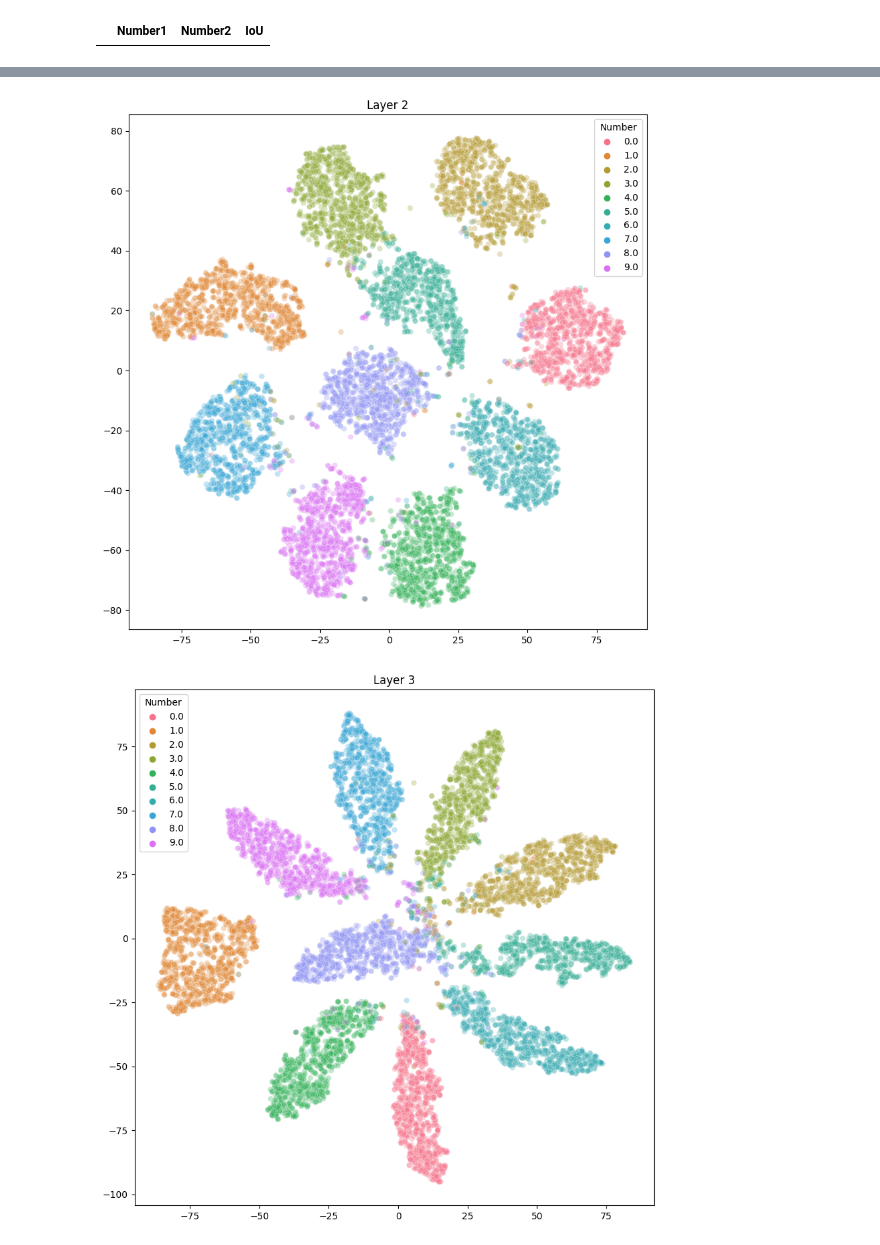
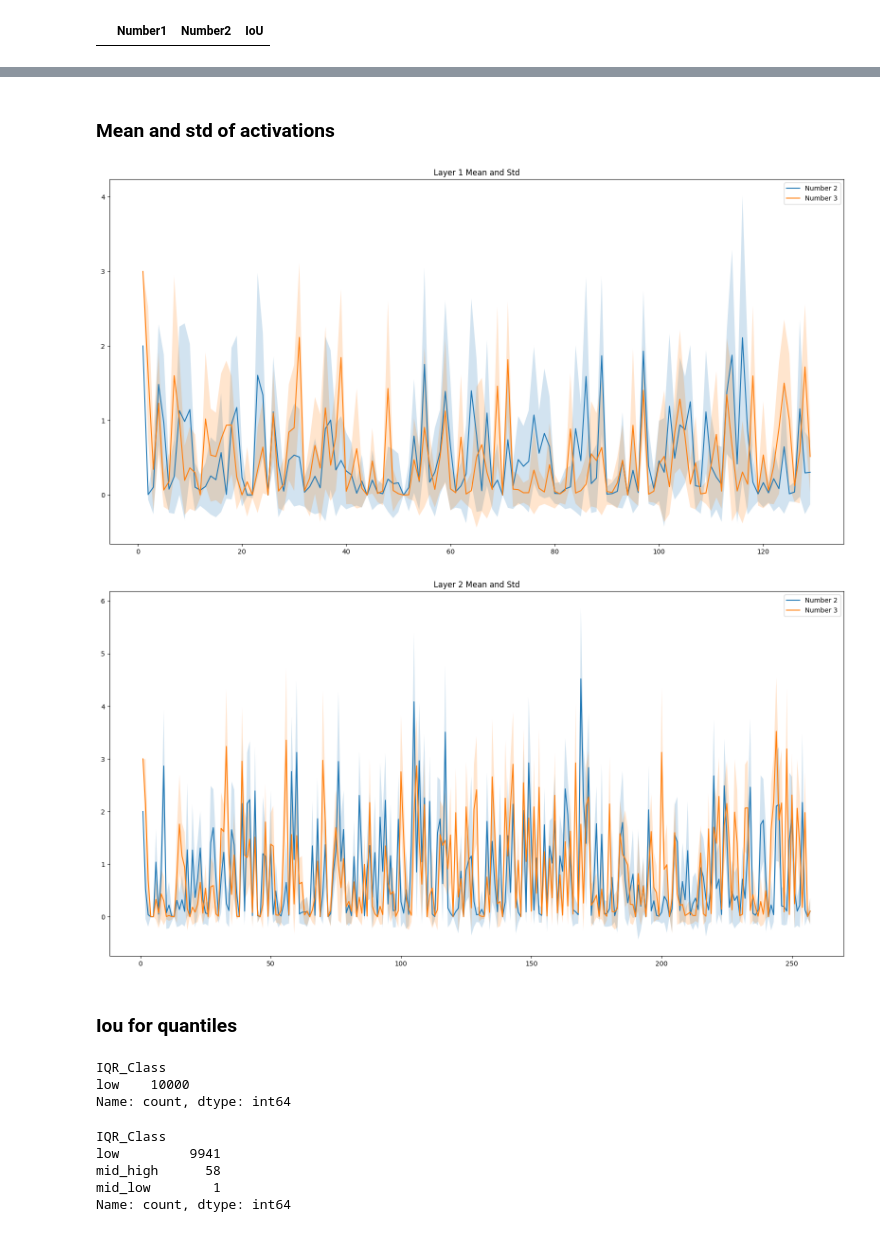
Before and after one commit to miguel-kjh/ExAI, a Jupyter notebook: mnist.ipynb, the cells around one changed output, grey strips where cells are left out. Cells and saved outputs as stored; diff of their text form; code cells hidden in the pictures.

Commit message:
add mean, std and quartiles

```diff
--- a/mnist.ipynb
+++ b/mnist.ipynb
@@ -385,8 +349,46 @@ plot_tsne(df_layer1, 'Layer 1')
-# %%
-plot_tsne(df_layer2, 'Layer 2')
-# %% [output]
-[figure, removed]
-# %%
-plot_tsne(df_layer3, 'Layer 3')
-# %% [output]
-[figure, removed]
+# %% [markdown]
+### Mean and std of activations
+# %%
+def plot_meand_and_std(df: pd.DataFrame, title: str, numbers: list = None) -> None:
+    if not numbers:
+        assert 'You must provide at least one number'
+
+    # two loop over numbers without repetitions
+
+    for num1 in numbers:
+        for num2 in numbers:
+            if num1 >= num2:
+                continue
+
+            # select rows for each number
+            df_num1 = df[df['Number'] == num1]
+            df_num2 = df[df['Number'] == num2]
+
+            # calculate mean and std
+            mean_num1 = df_num1.mean()
+            std_num1 = df_num1.std()
+            mean_num2 = df_num2.mean()
+            std_num2 = df_num2.std()
+
+            neuron_index = range(1, len(mean_num1) + 1)
+
+            # plot mean and std
+            plt.figure(figsize=(20, 10))
+            plt.plot(neuron_index, mean_num1.values, label=f'Number {num1}')
+            plt.fill_between(neuron_index, mean_num1 - std_num1, mean_num1 + std_num1, alpha=0.2)
+
+            plt.plot(neuron_index, mean_num2.values, label=f'Number {num2}')
+            plt.fill_between(neuron_index, mean_num2 - std_num2, mean_num2 + std_num2, alpha=0.2)
+
+            plt.title(title)
+            plt.legend()
+            plt.show()
+# %%
+numbers = [3, 2]
+plot_meand_and_std(df_layer1, 'Layer 1 Mean and Std', numbers=numbers)
+plot_meand_and_std(df_layer2, 'Layer 2 Mean and Std', numbers=numbers)
+# %% [output]
+[figure, added]
+[figure, added]
+# %% [markdown]
+### Iou for quantiles
@@ -392,0 +445,15 @@ plot_tsne(df_layer3, 'Layer 3')
+# %%
+df_layer1_by_quartiles['IQR_Class'].value_counts()
+# %% [output]
+IQR_Class
+low    10000
+Name: count, dtype: int64
+# %%
+df_layer2_by_quartiles = divide_data_by_quartiles(df_layer2)
+df_layer2_by_quartiles['IQR_Class'].value_counts()
+# %% [output]
+IQR_Class
+low         9941
+mid_high      58
+mid_low        1
+Name: count, dtype: int64
```
Also changed, not shown: parts of 16 cells of this notebook, 1 other file.
